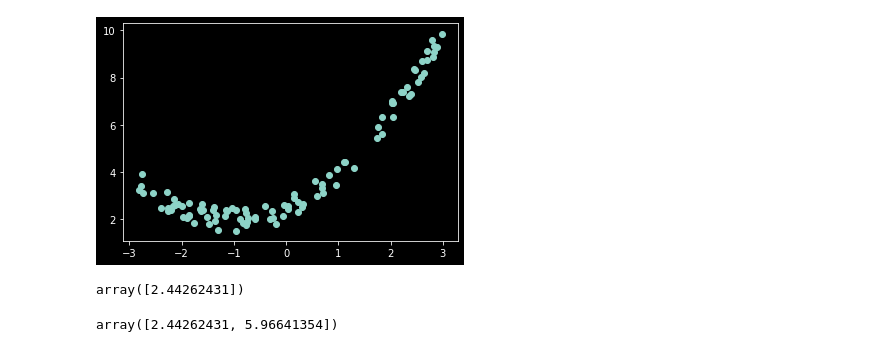
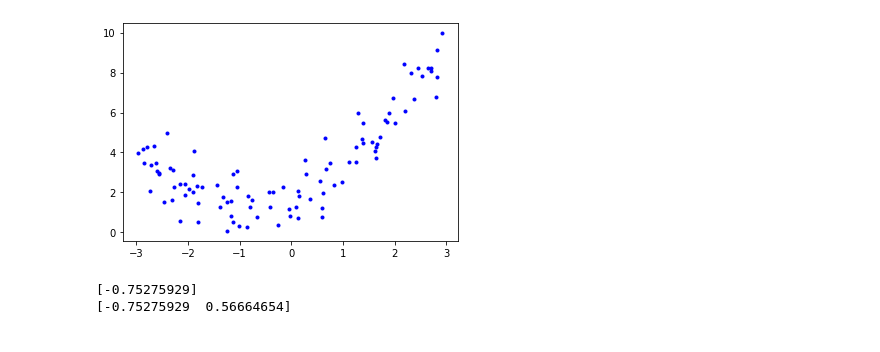
Before and after one commit to kamil-rafalko/handson-ml, a Jupyter notebook: 04-training-models/polynomial-regression.ipynb, the cells around one changed output. Saved outputs shown, nothing was run; the diff lists cells and outputs as text; code cells hidden in the pictures.

```diff
--- a/04-training-models/polynomial-regression.ipynb
+++ b/04-training-models/polynomial-regression.ipynb
@@ -15,19 +9,19 @@ def white_2d_plot():
-# %%
-ax = white_2d_plot()
-ax.scatter(X, y)
-plt.show()
-# %% [output]
-[figure, removed]
+# %%
+import matplotlib.pyplot as plt
+
+plt.plot(X, y, "b.")
+plt.show()
+# %% [output]
+[figure, added]
 # %%
 from sklearn.preprocessing import PolynomialFeatures
+
 poly_features = PolynomialFeatures(degree=2, include_bias=False)
 X_poly = poly_features.fit_transform(X)
-X[0]
+print(X[0])
+print(X_poly[0])
 # %% [output]
-array([2.44262431])
+[-0.75275929]
+[-0.75275929  0.56664654]
-# %%
-X_poly[0]
-# %% [output]
-array([2.44262431, 5.96641354])
 # %%
 from sklearn.linear_model import LinearRegression
```
Also changed, not shown: parts of 15 cells of this notebook, 6 other files.
